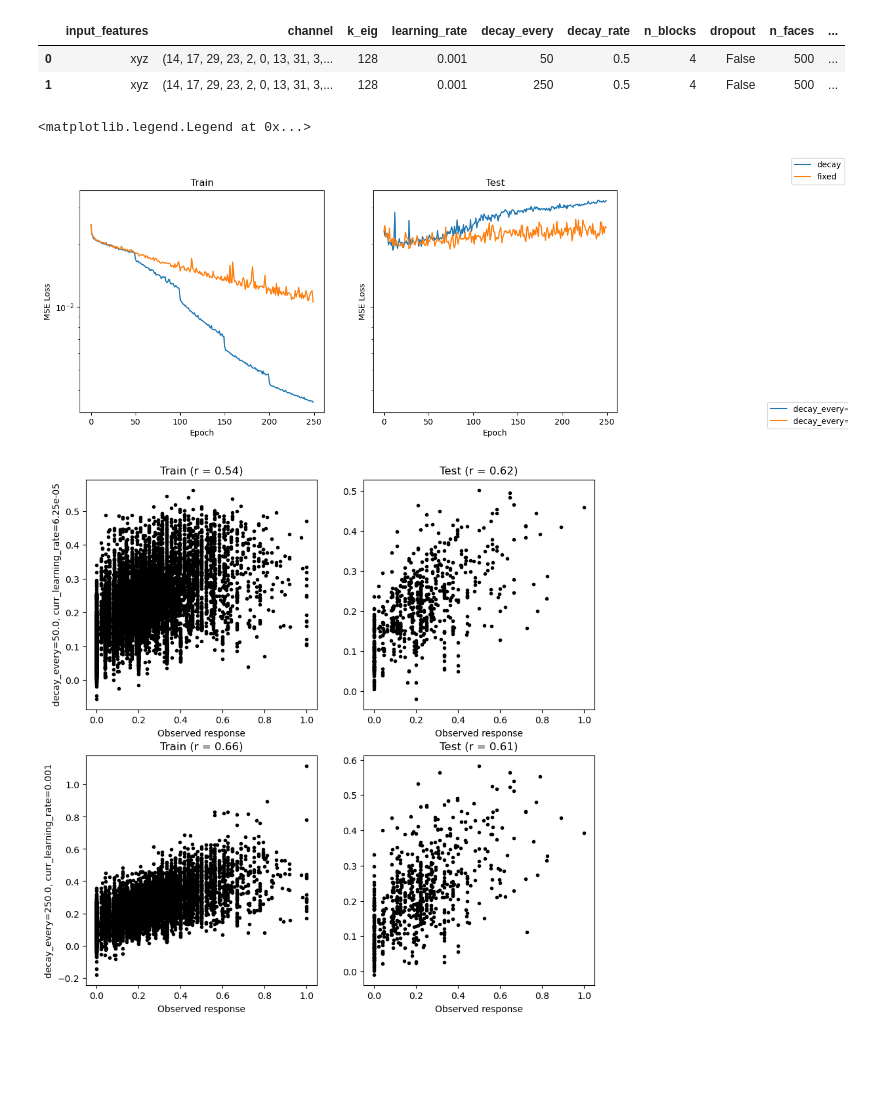
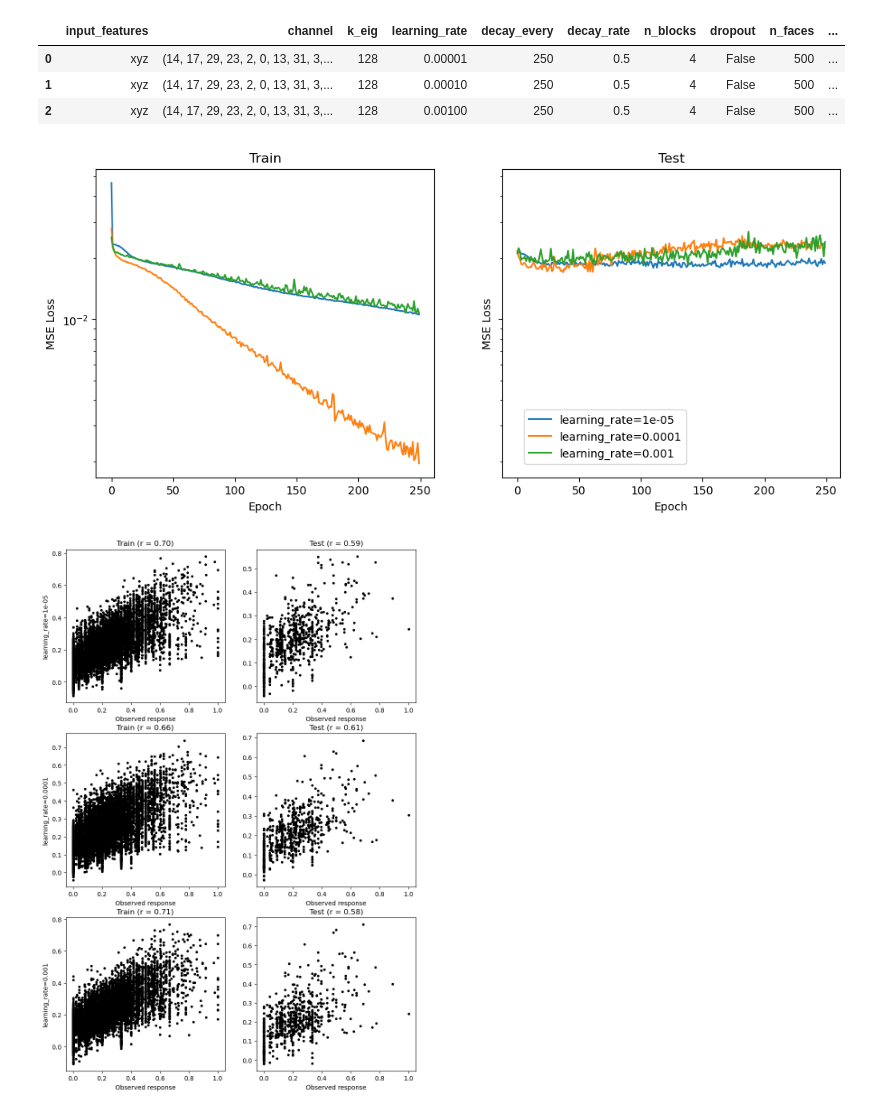
Before and after one commit to darikg/diffusion-net, a Jupyter notebook: experiments/regression_0/compare_stuff.ipynb, the cells around one changed output. Cells and saved outputs as stored; diff of their text form; code cells hidden in the pictures; blank space fills up the shorter version.

```diff
--- a/experiments/regression_0/compare_stuff.ipynb
+++ b/experiments/regression_0/compare_stuff.ipynb
@@ -25,7 +25,8 @@ file = Path(r"D:\resynth\run_48_49\run00048_simp_vis_color\2025-07-21-09-26-35\o
 file = Path(r"D:\resynth\run_09_10\run00009_resynth\2025-07-27-12-12-10\opts_and_metadata.pt")  # The augmentation
 
 file = Path(r"D:\resynth\run_20_21\run00020_resynth\2025-07-29-15-37-40\opts_and_metadata.pt")
-file = Path(r"D:\resynth\run_38_39\run00038_resynth\2025-07-30-11-58-55\opts_and_metadata.pt")
+file = Path(r"D:\resynth\run_38_39\run00038_resynth\2025-07-30-11-58-55\opts_and_metadata.pt")  # decay vs no decay
+file = Path(r"D:\resynth\run_38_39\run00038_resynth\2025-07-31-13-38-23\opts_and_metadata.pt")  # no decay, try lr
 readers = Readers.from_file(file)
 
 # to try:
@@ -35,15 +36,14 @@ readers = Readers.from_file(file)
 readers.hparams.iloc[:, 3:]
 # %% [output]
 |  | input_features | channel | k_eig | learning_rate | decay_every | decay_rate | n_blocks | dropout | n_faces | ... |
-| 0 | xyz | (14, 17, 29, 23, 2, 0, 13, 31, 3,... | 128 | 0.001 | 50 | 0.5 | 4 | False | 500 | ... |
-| 1 | xyz | (14, 17, 29, 23, 2, 0, 13, 31, 3,... | 128 | 0.001 | 250 | 0.5 | 4 | False | 500 | ... |
+| 0 | xyz | (14, 17, 29, 23, 2, 0, 13, 31, 3,... | 128 | 0.00001 | 250 | 0.5 | 4 | False | 500 | ... |
+| 1 | xyz | (14, 17, 29, 23, 2, 0, 13, 31, 3,... | 128 | 0.00010 | 250 | 0.5 | 4 | False | 500 | ... |
+| 2 | xyz | (14, 17, 29, 23, 2, 0, 13, 31, 3,... | 128 | 0.00100 | 250 | 0.5 | 4 | False | 500 | ... |
 # %%
-fig, axs = readers.plot_training(None, mode='loss')
-fig.legend(['decay', 'fixed'])
+fig, axs = readers.plot_training(tags=None, mode='loss', legend=(.6, .15))
 # %% [output]
-<matplotlib.legend.Legend at 0x...>
-[figure, old version]
+[figure, new version]
 # %%
 readers.scatter_plots(tags=None)
 # %% [output]
-[figure, old version]
+[figure, new version]
```
Also changed, not shown: 3 other files.
